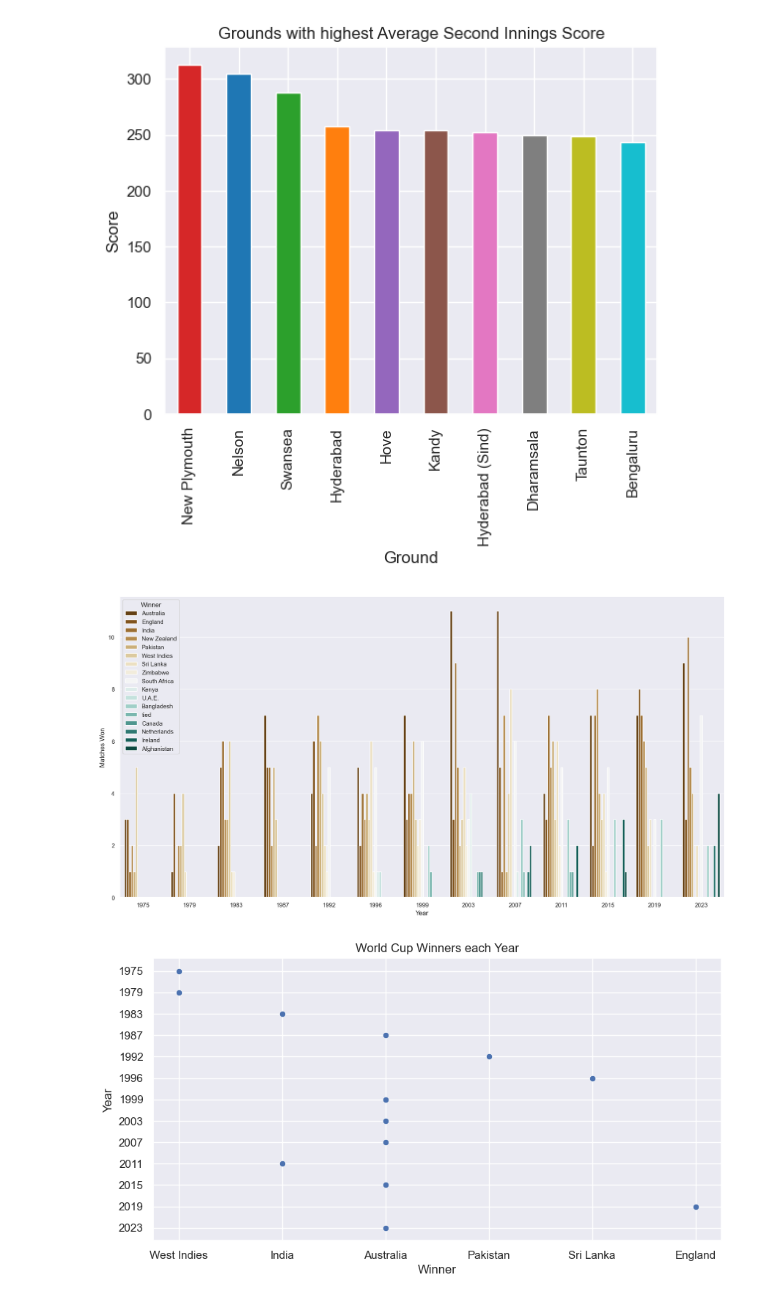
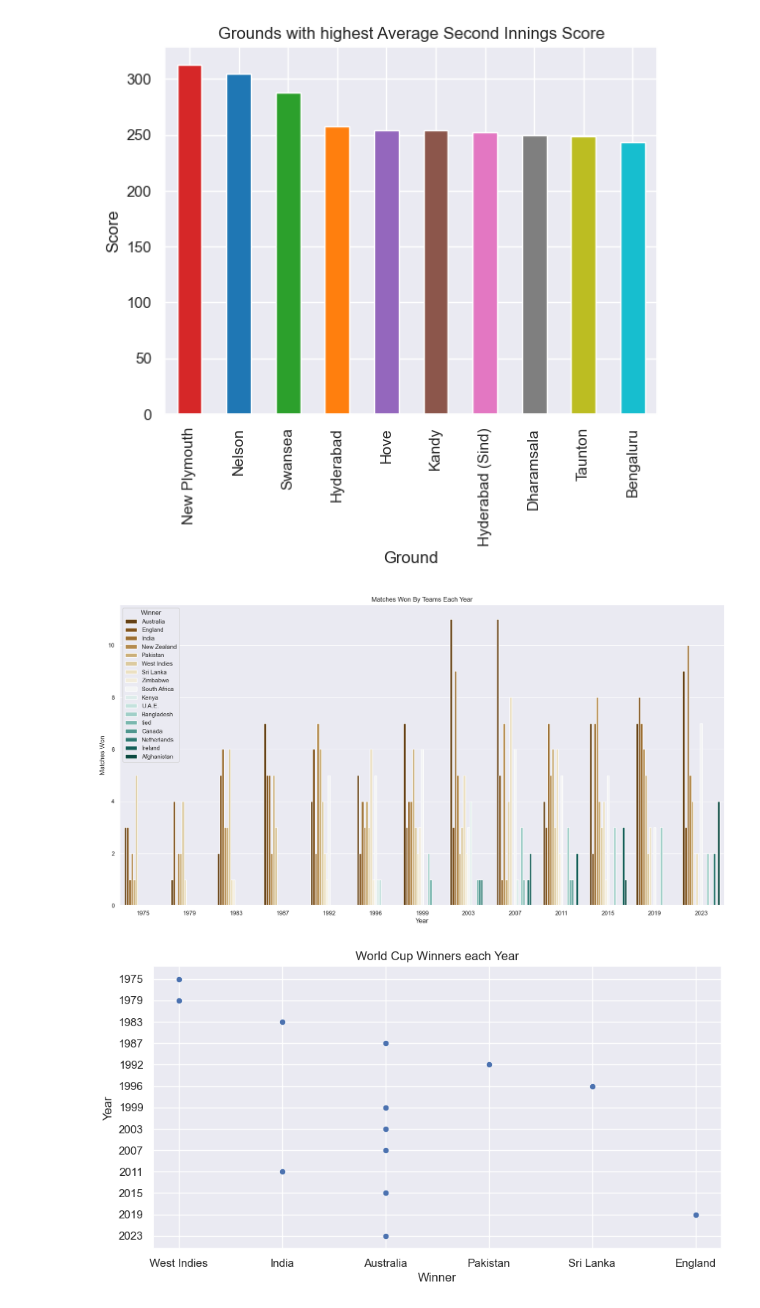
Before and after one commit to BUFONJOKER/icc-cwc-dataset, a Jupyter notebook: EDA.ipynb, the cells around one changed output. Drawn from its saved outputs; the diff is of its cells as text; code cells hidden in the pictures.

Commit message:
plot title added

```diff
--- a/EDA.ipynb
+++ b/EDA.ipynb
@@ -490,12 +490,13 @@ plt.show()
 # %%
 #Matches won by teams ech year
 matches_won = df.groupby(['Year','Winner']).size().reset_index(name='Matches Won')
 colors = sns.color_palette('BrBG',17)
 plt.figure(figsize=(20,10))
 sns.barplot(x='Year',y='Matches Won',hue='Winner',data=matches_won,palette=colors)
+plt.title("Matches Won By Teams Each Year")
 plt.show()
 # %% [output]
-[figure, old version]
+[figure, new version]
 # %%
 years = df.groupby('Year').tail(1)
 plt.figure(figsize=(10,5))
```
